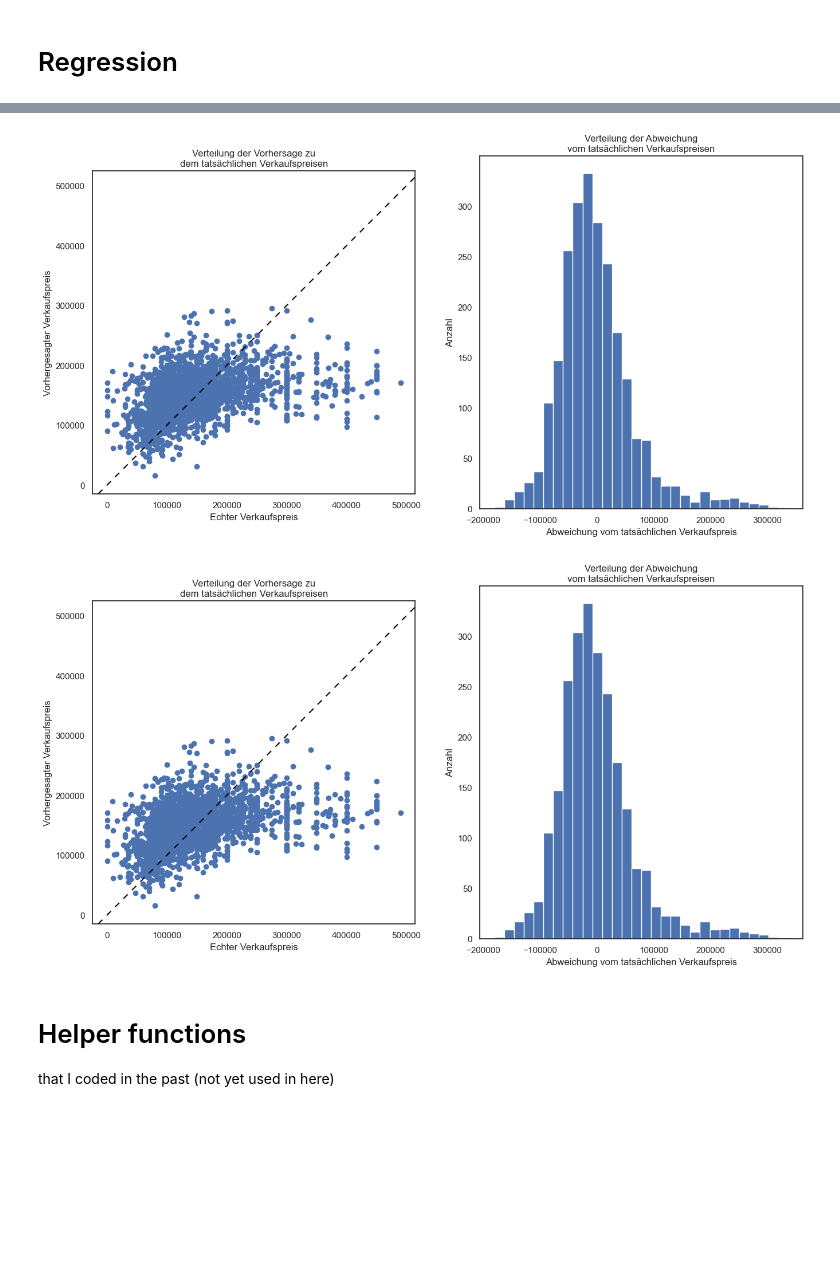
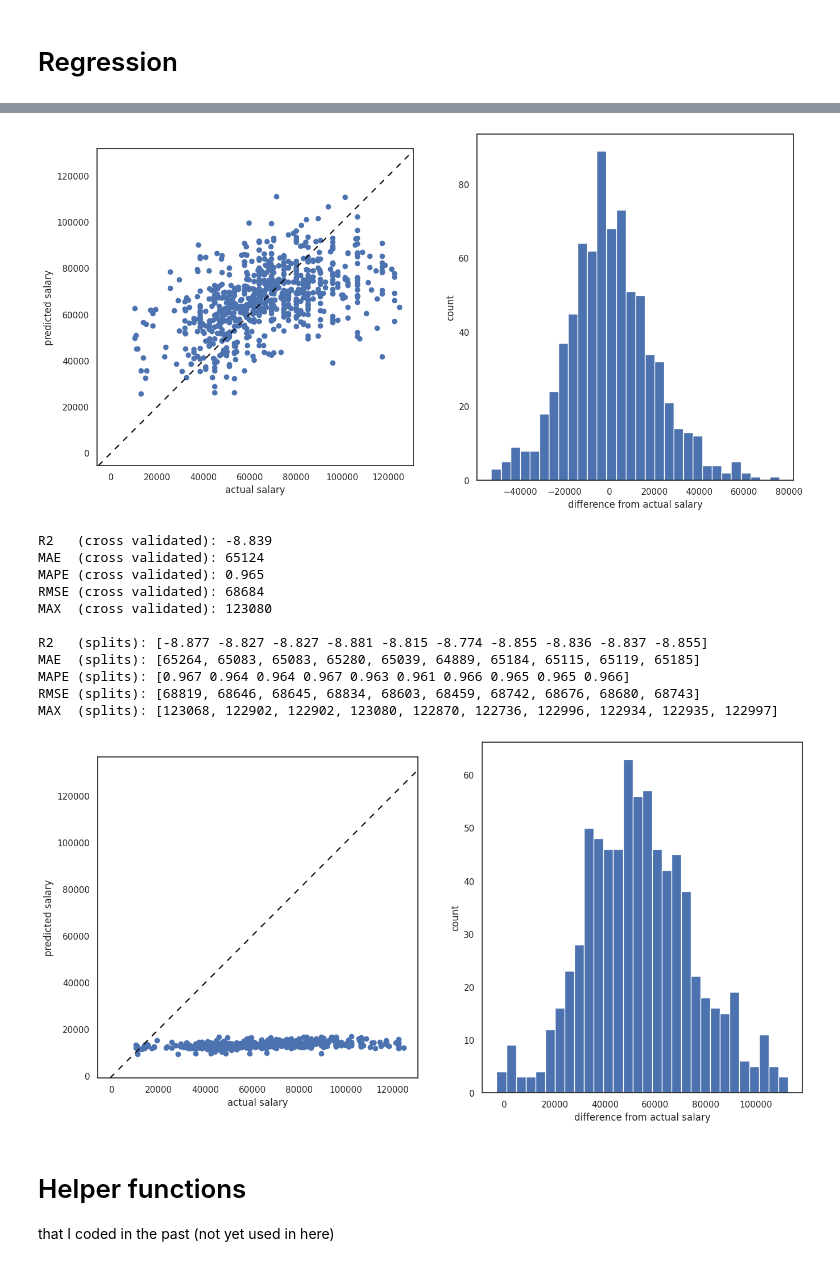
Before and after one commit to LucaF171/DataLiteracyProject, a Jupyter notebook: project.ipynb, the cells around one changed output, grey strips where cells are left out. Saved outputs shown, nothing was run; the diff lists cells and outputs as text; code cells hidden in the pictures; blank space fills up the shorter version.

```diff
--- a/project.ipynb
+++ b/project.ipynb
@@ -649,5 +678,8 @@ ridge_plot(df_reg[['Salary', 'OrgSize']], y_label='OrgSize', x_label='Salary', r
 # %%
-x = df_reg[['EdLevel', 'YearsCode', 'Age', 'OrgSize', 'in-person', 'hybrid', 'remote', 'part of work', 'profession']]
+x = df_reg[['YearsCode', 'Age', 'OrgSize', 'in-person', 'hybrid', 'remote', 'part of work', 'profession', 'Associate degree',
+       'Bachelor’s degree', 'Doctoral degree', 'Master’s degree', 'Primary school', 'Professional degree', 'Secondary school', 'University courses',]]
+# x = df_reg[['YearsCode', 'Age', 'OrgSize', 'in-person', 'hybrid', 'remote', 'part of work', 'profession']]
+# x = df_reg[['EdLevel', 'YearsCode', 'Age', 'OrgSize', 'in-person', 'hybrid', 'remote', 'part of work', 'profession']]
 y = df_reg['Salary']
 
 scaler = MinMaxScaler(feature_range=(0,1))
@@ -716,3 +748,16 @@ plt.show()
+# %%
+lm = LinearRegression()
+lm.fit(x_train, y_train)
+prediction_linear = lm.predict(x_test)
+
+_, axs = plt.subplots(nrows=1, ncols=2, figsize=(16, 8))
+axs[0].scatter(x=y_test, y=prediction_linear)
+axs[0].axline((0, 0), slope=1, color="black", linestyle=(0, (5, 5)))
+axs[0].axis('square')
+axs[0].set(xlabel="actual salary", ylabel="predicted salary")
+axs[1].set(xlabel="difference from actual salary", ylabel="count")
+axs[1].hist((y_test-prediction_linear), bins=35)
+plt.show()
 # %%
 random_regressor = RandomForestRegressor(random_state=100, bootstrap=True)
 random_regressor.fit(x_train, y_train)
@@ -733,22 +778,61 @@ plt.show()
 # %%
 gbt_regressor_best = GradientBoostingRegressor(n_estimators=4000, learning_rate=0.005, max_depth=6,
                                                max_features=0.3, min_samples_leaf=5, random_state=100)
 gbt_regressor_best.fit(x_train, y_train)
 prediction_gbt = gbt_regressor_best.predict(x_test)
 
 _, axs = plt.subplots(nrows=1, ncols=2, figsize=(16, 8))
 axs[0].scatter(x=y_test, y=prediction_gbt)
 axs[0].axline((0, 0), slope=1, color="black", linestyle=(0, (5, 5)))
 axs[0].axis('square')
-axs[0].set(xlabel="Echter Verkaufspreis", ylabel="Vorhergesagter Verkaufspreis",
-           title="Verteilung der Vorhersage zu\ndem tatsächlichen Verkaufspreisen")
-axs[1].set(xlabel="Abweichung vom tatsächlichen Verkaufspreis", ylabel="Anzahl",
-           title="Verteilung der Abweichung\nvom tatsächlichen Verkaufspreisen")
+axs[0].set(xlabel="actual salary", ylabel="predicted salary")
+axs[1].set(xlabel="difference from actual salary", ylabel="count")
 axs[1].hist((y_test-prediction_gbt), bins=30)
 plt.show()
 # %% [output]
-[figure, old version]
+[figure, new version]
-[figure, removed]
+# %%
+mlp_cv = MLPRegressor()
+estimators = cross_validate(mlp_cv, x_train, y_train, cv=folds, return_estimator=True)['estimator']
+r2_scores, mae_scores, mape_scores, rmse_scores, max_scores = calc_scores(estimators, x_test, y_test)
+print('R2   (cross validated):', np.round(np.mean(r2_scores), 3))
+print('MAE  (cross validated):', np.mean(mae_scores).astype(int))
+print('MAPE (cross validated):', np.round(np.mean(mape_scores), 3))
+print('RMSE (cross validated):', np.mean(rmse_scores).astype(int))
+print('MAX  (cross validated):', np.max(max_scores).astype(int))
+print('\nR2   (splits):', np.round(r2_scores, 3))
+print('MAE  (splits):', list(map(round, mae_scores)))
+print('MAPE (splits):', np.round(mape_scores, 3))
+print('RMSE (splits):', list(map(round, rmse_scores)))
+print('MAX  (splits):', list(map(round, max_scores)))
+# %% [output]
+R2   (cross validated): -8.839
+MAE  (cross validated): 65124
+MAPE (cross validated): 0.965
+RMSE (cross validated): 68684
+MAX  (cross validated): 123080
+
+R2   (splits): [-8.877 -8.827 -8.827 -8.881 -8.815 -8.774 -8.855 -8.836 -8.837 -8.855]
+MAE  (splits): [65264, 65083, 65083, 65280, 65039, 64889, 65184, 65115, 65119, 65185]
+MAPE (splits): [0.967 0.964 0.964 0.967 0.963 0.961 0.966 0.965 0.965 0.966]
+RMSE (splits): [68819, 68646, 68645, 68834, 68603, 68459, 68742, 68676, 68680, 68743]
+MAX  (splits): [123068, 122902, 122902, 123080, 122870, 122736, 122996, 122934, 122935, 122997]
+# %%
+# mlp_regressor = MLPRegressor(random_state=1, max_iter=500, hidden_layer_sizes=(200,), activation='relu', alpha=0.001)
+mlp_regressor = MLPRegressor(random_state=1, max_iter=500)
+mlp_regressor.fit(x_train, y_train)
+prediction_mlp = mlp_regressor.predict(x_test)
+
+_, axs = plt.subplots(nrows=1, ncols=2, figsize=(16, 8))
+axs[0].scatter(x=y_test, y=prediction_mlp)
+axs[0].axline((0, 0), slope=1, color="black", linestyle=(0, (5, 5)))
+axs[0].axis('square')
+axs[0].set(xlabel="actual salary", ylabel="predicted salary")
+axs[1].set(xlabel="difference from actual salary", ylabel="count")
+axs[1].hist((y_test-prediction_mlp), bins=30)
+plt.show()
+# %% [output]
+[figure, added]
 # %% [markdown]
 # Helper functions
 that I coded in the past (not yet used in here)
```
Also changed, not shown: parts of 20 cells of this notebook.
